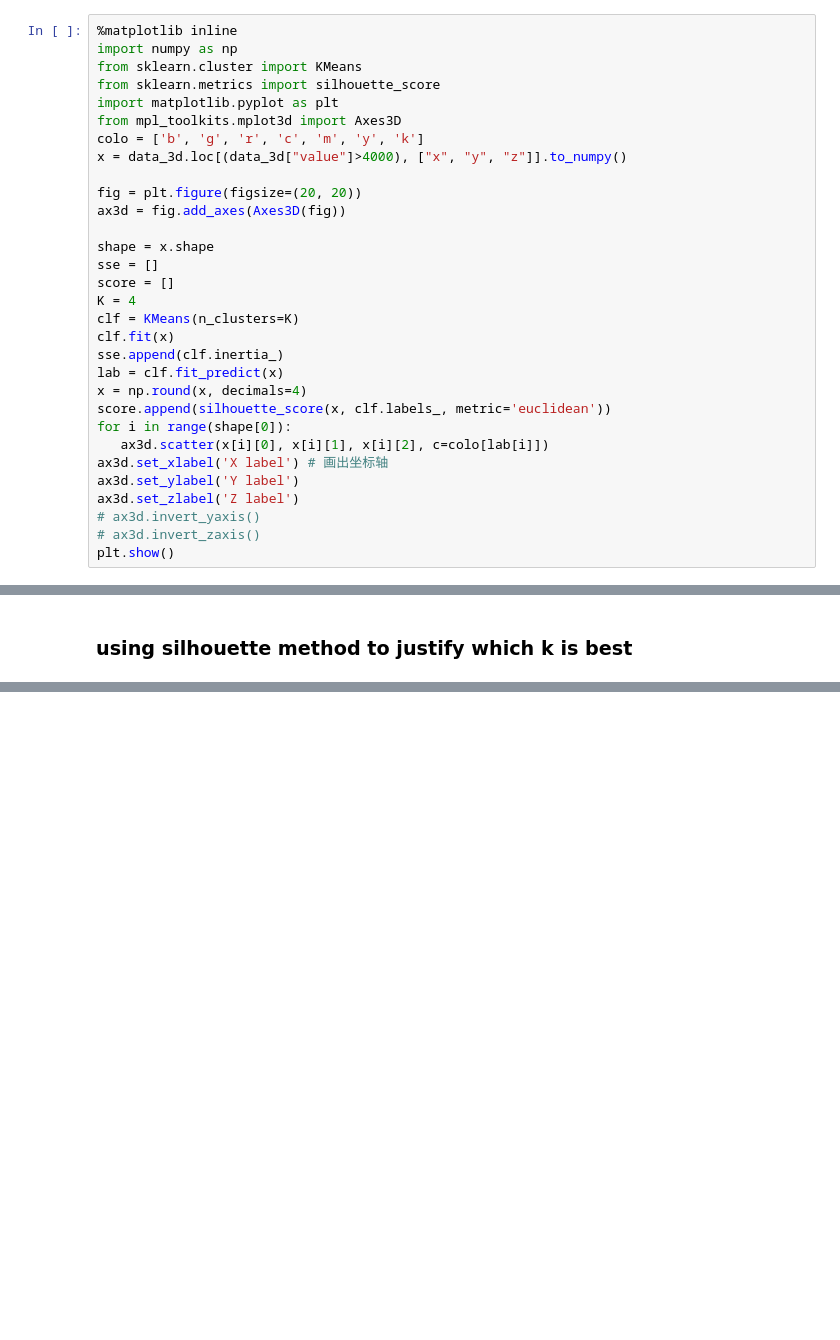
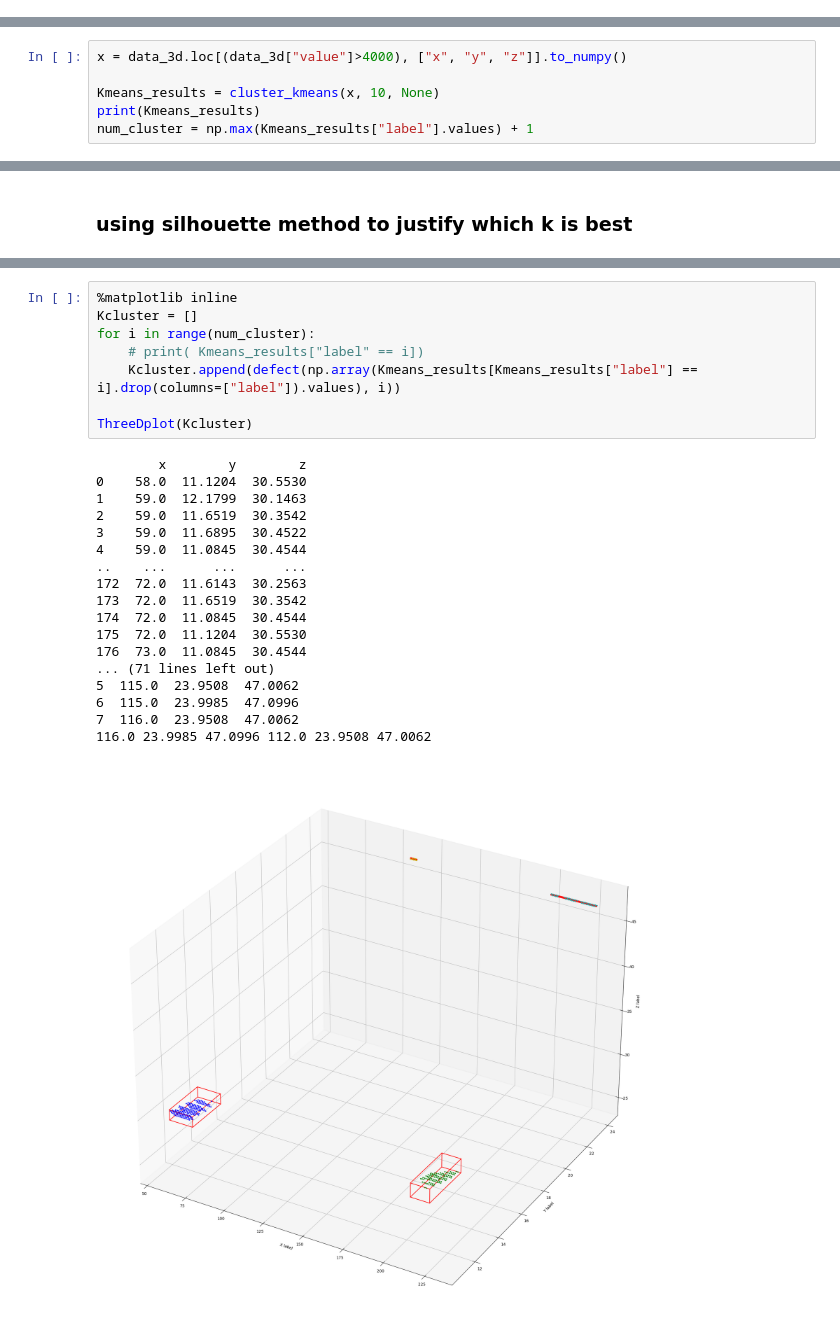
Before and after one commit to wbx221240/UNDT, a Jupyter notebook: model/my_demo2.ipynb, the cells around one changed output, grey strips where cells are left out. Cells and saved outputs as stored; diff of their text form; blank space fills up the shorter version.

```diff
--- a/model/my_demo2.ipynb
+++ b/model/my_demo2.ipynb
@@ -169,31 +193,0 @@ drawAScan(gridZ, gridY, meanFrame)
-# %%
-%matplotlib inline
-import numpy as np
-from sklearn.cluster import KMeans
-from sklearn.metrics import silhouette_score
-import matplotlib.pyplot as plt
-from mpl_toolkits.mplot3d import Axes3D
-colo = ['b', 'g', 'r', 'c', 'm', 'y', 'k']
-x = data_3d.loc[(data_3d["value"]>4000), ["x", "y", "z"]].to_numpy()
-
-fig = plt.figure(figsize=(20, 20))
-ax3d = fig.add_axes(Axes3D(fig))
-
-shape = x.shape
-sse = []
-score = []
-K = 4
-clf = KMeans(n_clusters=K)
-clf.fit(x)
-sse.append(clf.inertia_)
-lab = clf.fit_predict(x)
-x = np.round(x, decimals=4)
-score.append(silhouette_score(x, clf.labels_, metric='euclidean'))
-for i in range(shape[0]):
-   ax3d.scatter(x[i][0], x[i][1], x[i][2], c=colo[lab[i]])
-ax3d.set_xlabel('X label') # 画出坐标轴
-ax3d.set_ylabel('Y label')
-ax3d.set_zlabel('Z label')
-# ax3d.invert_yaxis()
-# ax3d.invert_zaxis()
-plt.show()
@@ -201,0 +265,6 @@ plt.show()
+# %%
+x = data_3d.loc[(data_3d["value"]>4000), ["x", "y", "z"]].to_numpy()
+
+Kmeans_results = cluster_kmeans(x, 10, None)
+print(Kmeans_results)
+num_cluster = np.max(Kmeans_results["label"].values) + 1
@@ -226,0 +290,27 @@ plt.show()
+# %%
+%matplotlib inline
+Kcluster = []
+for i in range(num_cluster):
+    # print( Kmeans_results["label" == i])
+    Kcluster.append(defect(np.array(Kmeans_results[Kmeans_results["label"] == i].drop(columns=["label"]).values), i))
+
+ThreeDplot(Kcluster)
+# %% [output]
+        x        y        z
+0    58.0  11.1204  30.5530
+1    59.0  12.1799  30.1463
+2    59.0  11.6519  30.3542
+3    59.0  11.6895  30.4522
+4    59.0  11.0845  30.4544
+..    ...      ...      ...
+172  72.0  11.6143  30.2563
+173  72.0  11.6519  30.3542
+174  72.0  11.0845  30.4544
+175  72.0  11.1204  30.5530
+176  73.0  11.0845  30.4544
+... (71 lines left out)
+5  115.0  23.9508  47.0062
+6  115.0  23.9985  47.0996
+7  116.0  23.9508  47.0062
+116.0 23.9985 47.0996 112.0 23.9508 47.0062
+[figure, added]
```
Also changed, not shown: parts of 13 cells of this notebook, 2 other files.
